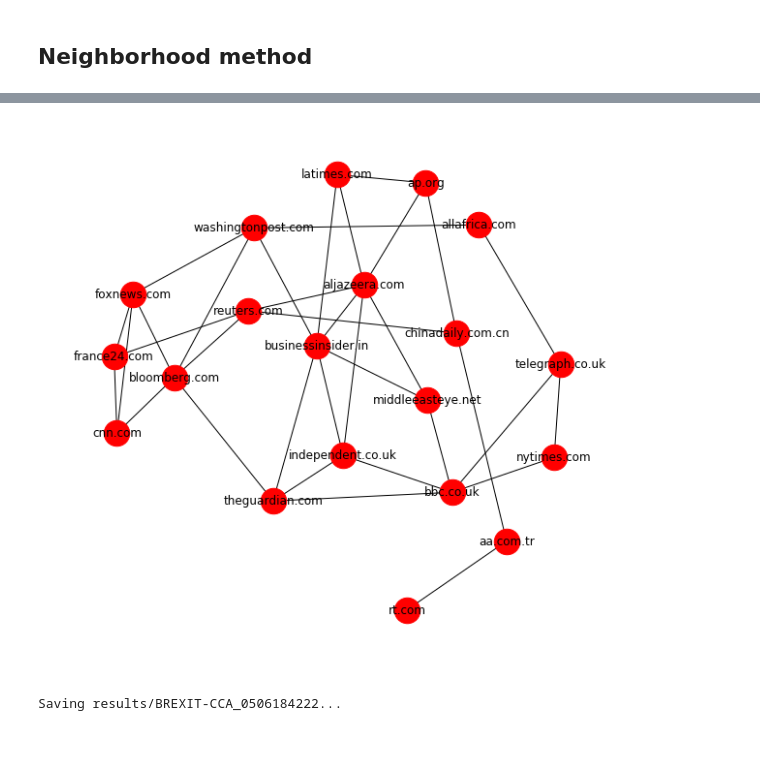
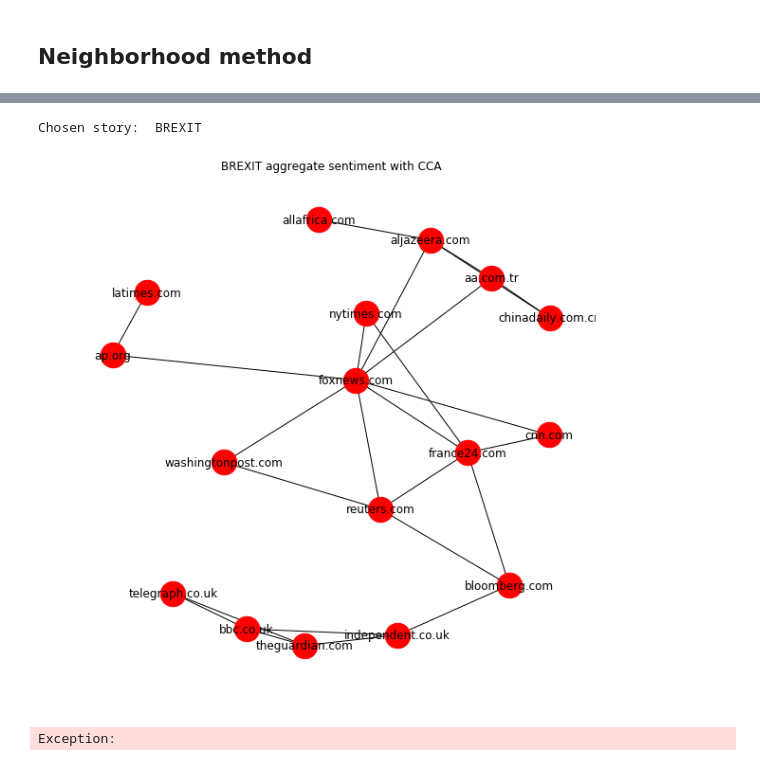
Before and after one commit to MickJermsurawong/EE227-graphical-lasso, a Jupyter notebook: Sentiment-CCA.ipynb, the cells around one changed output, grey strips where cells are left out. Drawn from its saved outputs; the diff is of its cells as text; code cells hidden in the pictures.

```diff
--- a/Sentiment-CCA.ipynb
+++ b/Sentiment-CCA.ipynb
@@ -444,9 +457,9 @@ from Visualizer import plot_network
 import matplotlib.pyplot as plt
 plt.rcParams["figure.figsize"] = (10,10)
 # %%
-for i in np.arange(0.1,0.2, 0.01):
-    l1_lambda = i
-    print(l1_lambda)
-    graph_lasso = GraphLasso(alpha=l1_lambda)
-    graph_lasso.fit(A_std)
-    plot_network(graph_lasso.get_precision(), final_sources)
+# for i in np.arange(0.05,0.07, 0.001):
+#     l1_lambda = i
+#     print(l1_lambda)
+#     graph_lasso = GraphLasso(alpha=l1_lambda)
+#     graph_lasso.fit(A_std)
+#     plot_network(graph_lasso.get_precision(), final_sources)
@@ -475,10 +474,10 @@ def my_graphical_lasso(data, l1_lambda):
 # %% [markdown]
 ## Our Glasso: Lambda sweeping
 # %%
-for i in np.arange(0.1,0.2, 0.01):
-    l1_lambda = i
-    print(l1_lambda)
-    plot_network(my_graphical_lasso(A_std, l1_lambda), final_sources)
+# for i in np.arange(0.1,0.2, 0.01):
+#     l1_lambda = i
+#     print(l1_lambda)
+#     plot_network(my_graphical_lasso(A_std, l1_lambda), final_sources)
 # %% [markdown]
 ## Neighborhood method
 # %%
@@ -491,5 +487,7 @@ g = n_sel.fit(A_std, 0.10, 'AND')
+# %%
+n_sel = NGraphSelection(Lasso2)
 # %%
-for i in np.arange(0.40,0.50, 0.01):
+for i in np.arange(0.12,0.14, 0.001):
     l1_lambda = i
     print(l1_lambda)
     plot_network(n_sel.fit(A_std, l1_lambda, 'AND'), final_sources)
@@ -510,14 +508,19 @@ for i in np.arange(0.40,0.50, 0.01):
+# %%
+print("Chosen story: ", chosen_story)
+# %% [output]
+Chosen story:  BREXIT
 # %%
 # BREIXT 0.125
 # ISIS 0.13
-best_lambda = 0.13
-# save_file = None
+best_lambda = 0.122
+save_file = None
 # save_file = "results/fig/" + chosen_story + str(best_lambda).split(".")[1]
-save_file = "results/fig/" + chosen_story + "_mention_count_lambda_013"
-plot_network(n_sel.fit(A_std, best_lambda, 'AND'), final_sources, save_file)
+# save_file = "results/fig/" + chosen_story + "_CCA_sentiment_0128"
+plot_network(n_sel.fit(A_std, best_lambda, 'AND'), final_sources, title="BREXIT aggregate sentiment with CCA", save_file_name=save_file)
 # %% [output]
-[figure, old version]
+[figure, new version]
 # %%
+raise Exception("")
 from datetime import datetime
 experiment_name = chosen_story + "-CCA"
 params = {
@@ -543,4 +546,4 @@ print("Saving " + file_name + "...")
 np.save(file_name, experiment)
 save = True
 # %% [output]
-Saving results/BREXIT-CCA_0506184222...
+Exception:
```
Also changed, not shown: parts of 19 cells of this notebook.
